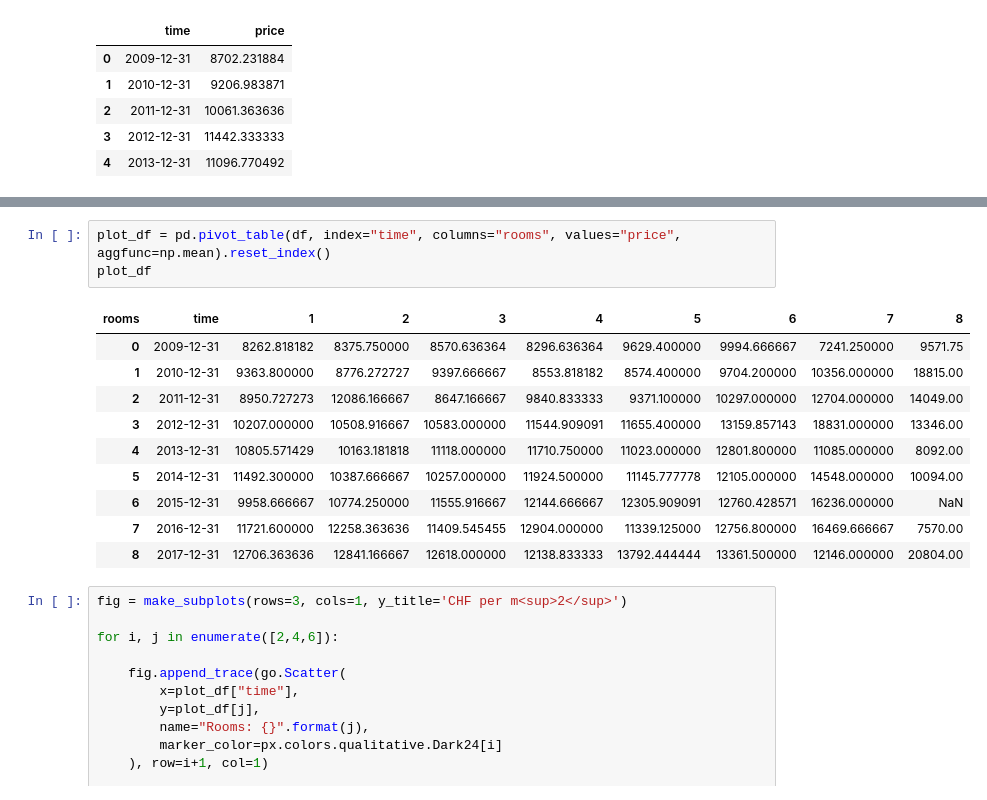
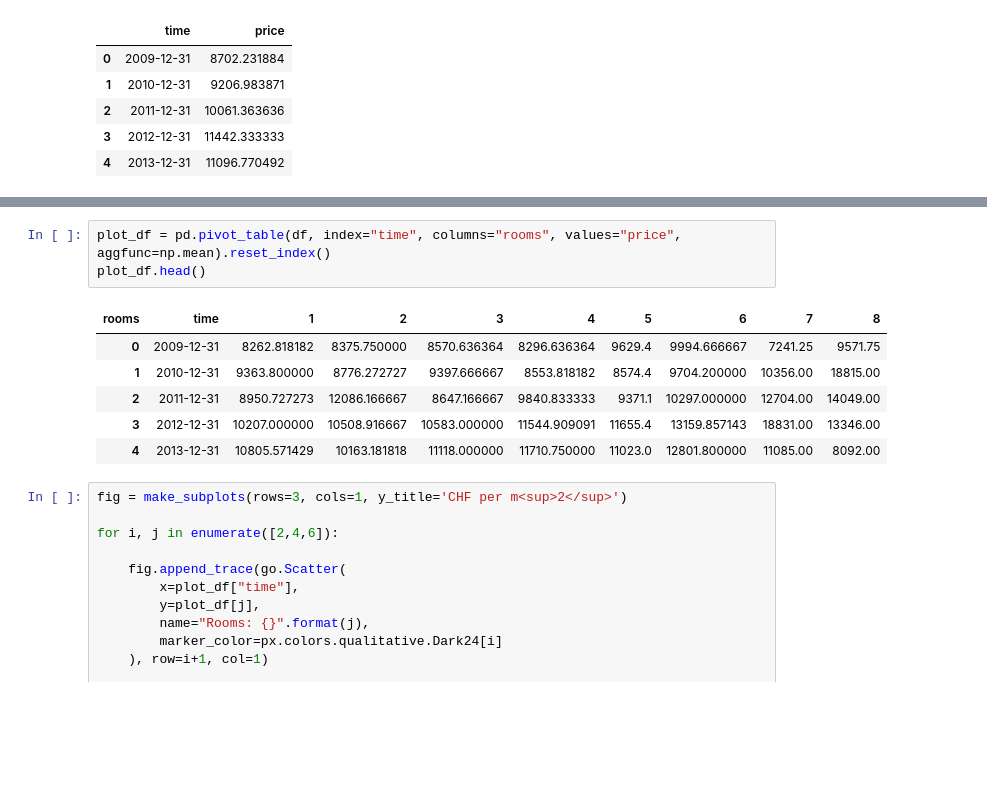
Before and after one commit to zazuko/notebooks, a Jupyter notebook: real_estate.ipynb, the cells around one changed output, grey strips where cells are left out. Drawn from its saved outputs; the diff is of its cells as text; blank space fills up the shorter version.

```diff
--- a/real_estate.ipynb
+++ b/real_estate.ipynb
@@ -190,18 +163,14 @@ fig.show()
 [interactive output not drawn]
 # %%
 plot_df = pd.pivot_table(df, index="time", columns="rooms", values="price", aggfunc=np.mean).reset_index()
-plot_df
+plot_df.head()
 # %% [output]
 | rooms | time | 1 | 2 | 3 | 4 | 5 | 6 | 7 | 8 |
-| 0 | 2009-12-31 | 8262.818182 | 8375.750000 | 8570.636364 | 8296.636364 | 9629.400000 | 9994.666667 | 7241.250000 | 9571.75 |
-| 1 | 2010-12-31 | 9363.800000 | 8776.272727 | 9397.666667 | 8553.818182 | 8574.400000 | 9704.200000 | 10356.000000 | 18815.00 |
-| 2 | 2011-12-31 | 8950.727273 | 12086.166667 | 8647.166667 | 9840.833333 | 9371.100000 | 10297.000000 | 12704.000000 | 14049.00 |
-| 3 | 2012-12-31 | 10207.000000 | 10508.916667 | 10583.000000 | 11544.909091 | 11655.400000 | 13159.857143 | 18831.000000 | 13346.00 |
-| 4 | 2013-12-31 | 10805.571429 | 10163.181818 | 11118.000000 | 11710.750000 | 11023.000000 | 12801.800000 | 11085.000000 | 8092.00 |
-| 5 | 2014-12-31 | 11492.300000 | 10387.666667 | 10257.000000 | 11924.500000 | 11145.777778 | 12105.000000 | 14548.000000 | 10094.00 |
-| 6 | 2015-12-31 | 9958.666667 | 10774.250000 | 11555.916667 | 12144.666667 | 12305.909091 | 12760.428571 | 16236.000000 | NaN |
-| 7 | 2016-12-31 | 11721.600000 | 12258.363636 | 11409.545455 | 12904.000000 | 11339.125000 | 12756.800000 | 16469.666667 | 7570.00 |
-| 8 | 2017-12-31 | 12706.363636 | 12841.166667 | 12618.000000 | 12138.833333 | 13792.444444 | 13361.500000 | 12146.000000 | 20804.00 |
+| 0 | 2009-12-31 | 8262.818182 | 8375.750000 | 8570.636364 | 8296.636364 | 9629.4 | 9994.666667 | 7241.25 | 9571.75 |
+| 1 | 2010-12-31 | 9363.800000 | 8776.272727 | 9397.666667 | 8553.818182 | 8574.4 | 9704.200000 | 10356.00 | 18815.00 |
+| 2 | 2011-12-31 | 8950.727273 | 12086.166667 | 8647.166667 | 9840.833333 | 9371.1 | 10297.000000 | 12704.00 | 14049.00 |
+| 3 | 2012-12-31 | 10207.000000 | 10508.916667 | 10583.000000 | 11544.909091 | 11655.4 | 13159.857143 | 18831.00 | 13346.00 |
+| 4 | 2013-12-31 | 10805.571429 | 10163.181818 | 11118.000000 | 11710.750000 | 11023.0 | 12801.800000 | 11085.00 | 8092.00 |
 # %%
 fig = make_subplots(rows=3, cols=1, y_title='CHF per m<sup>2</sup>')
 
```
Also changed, not shown: parts of 14 cells of this notebook, 2 other files.
